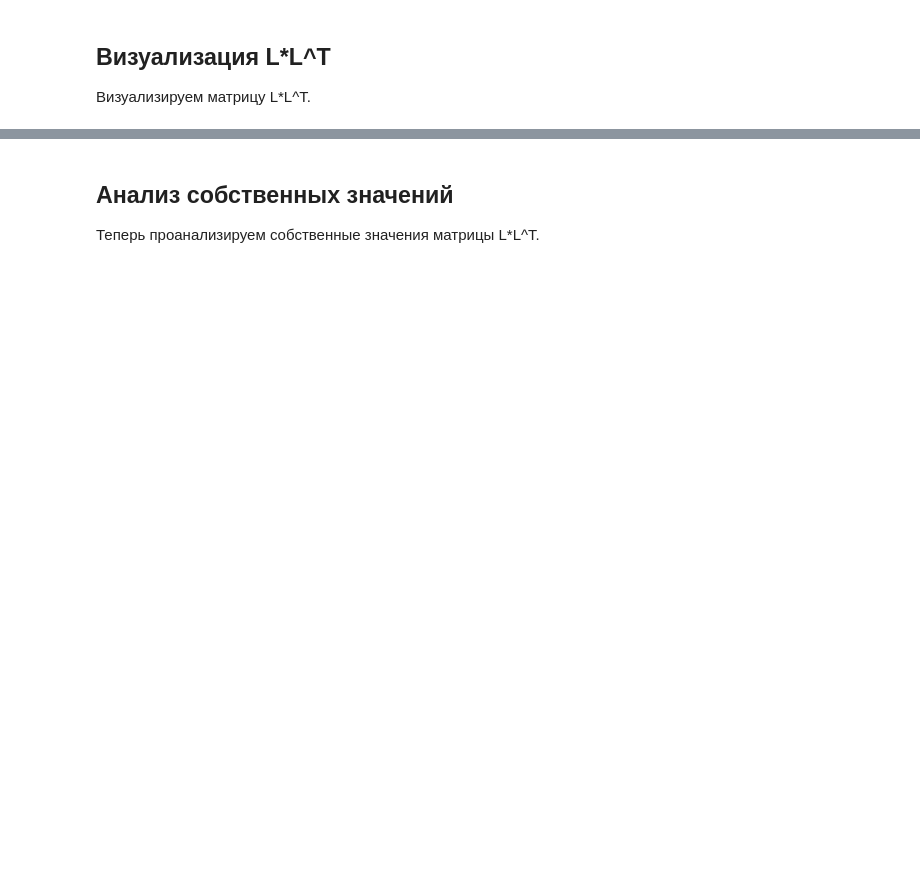
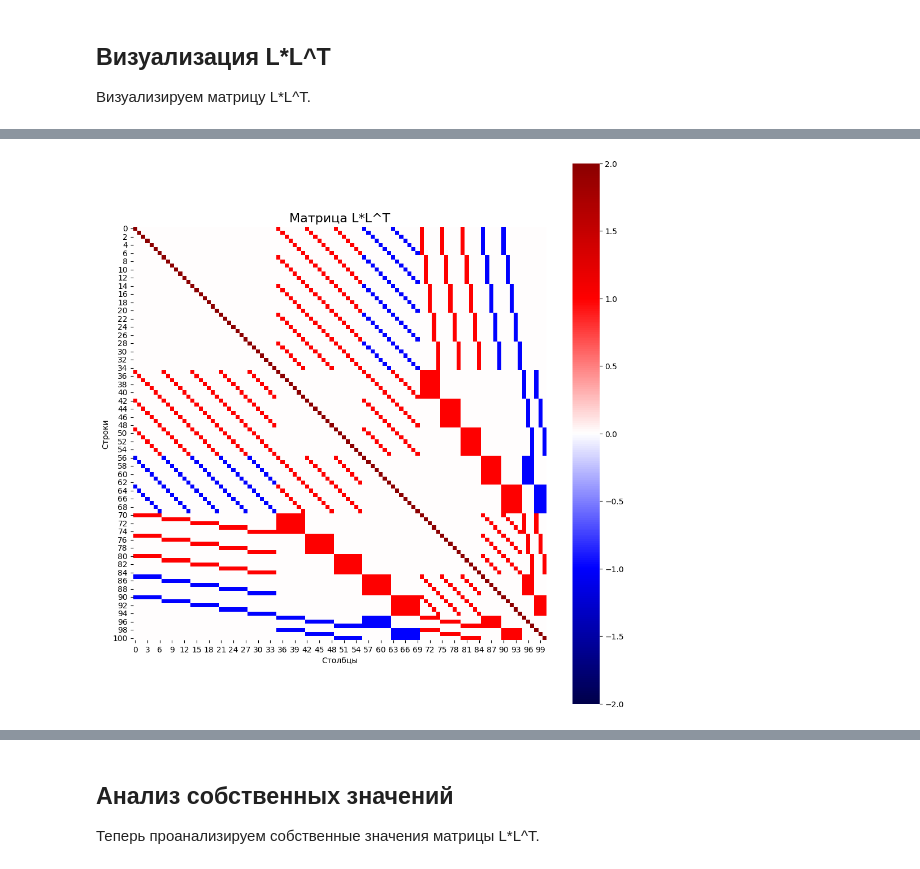
Before and after one commit to Ruslan361/matrix_analys, a Jupyter notebook: matrix_analysis_notebook.ipynb, the cells around one changed output, grey strips where cells are left out. Saved outputs shown, nothing was run; the diff lists cells and outputs as text; code cells hidden in the pictures; blank space fills up the shorter version.

```diff
--- a/matrix_analysis_notebook.ipynb
+++ b/matrix_analysis_notebook.ipynb
@@ -197 +198,36 @@ plt.show()
 <Figure size 640x480 with 0 Axes>
+# %%
+import numpy as np
+import seaborn as sns
+import matplotlib.pyplot as plt
+from matplotlib.colors import LinearSegmentedColormap
+
+# --- твоя функция colormap ---
+def colormap_custom_bwr():
+    colors = [
+        (0.0, '#00004B'),   # тёмно-синий (для < -1)
+        (0.25, 'blue'),     # -1
+        (0.5, 'white'),     # 0
+        (0.75, 'red'),      # 1
+        (1.0, '#8B0000')    # тёмно-красный (для > 1)
+    ]
+    return LinearSegmentedColormap.from_list('custom_bwr_extended', colors)
+
+# --- построение heatmap через seaborn ---
+plt.figure(figsize=(10, 10))
+sns.heatmap(
+    L_LT,
+    cmap=colormap_custom_bwr(),  # наша цветовая карта
+    vmin=-2, vmax=2,             # диапазон значений (чтобы за пределами -1..1 было видно тёмные цвета)
+    square=True,                 # клетки квадратные
+    cbar=True,                   # добавить colorbar
+    linecolor='gray'
+)
+
+plt.title('Матрица L*L^T', fontsize=16)
+plt.xlabel('Столбцы')
+plt.ylabel('Строки')
+plt.tight_layout()
+plt.show()
+# %% [output]
+[figure, added]
```
Also changed, not shown: parts of 14 cells of this notebook.
